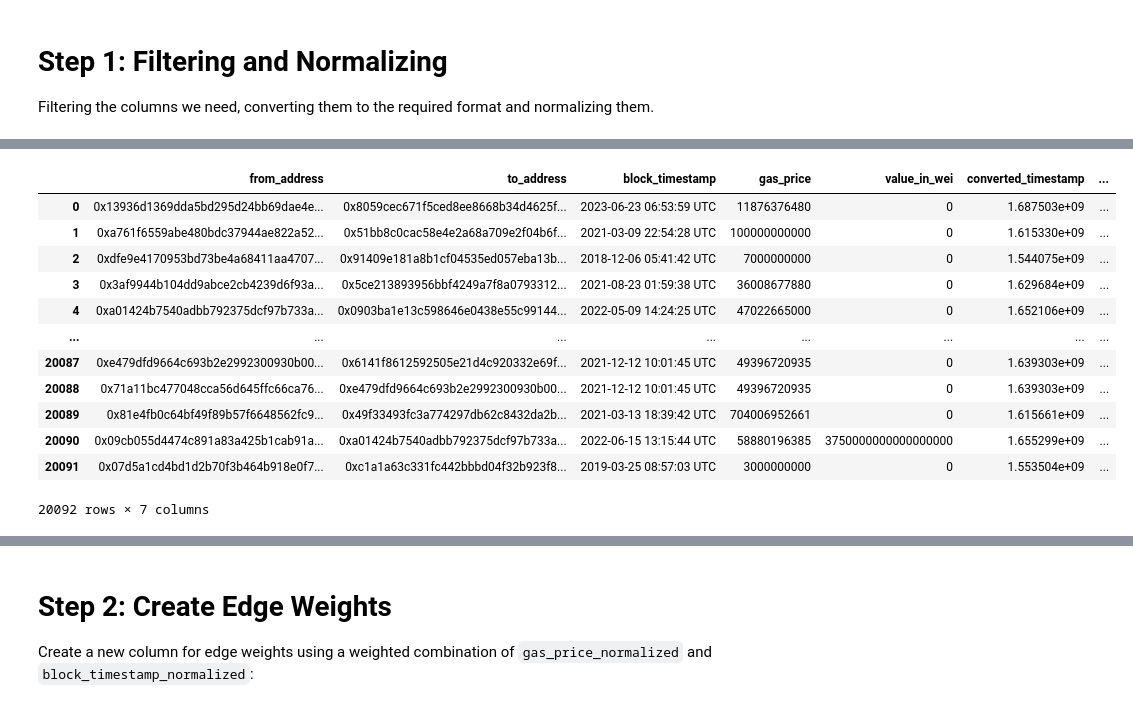
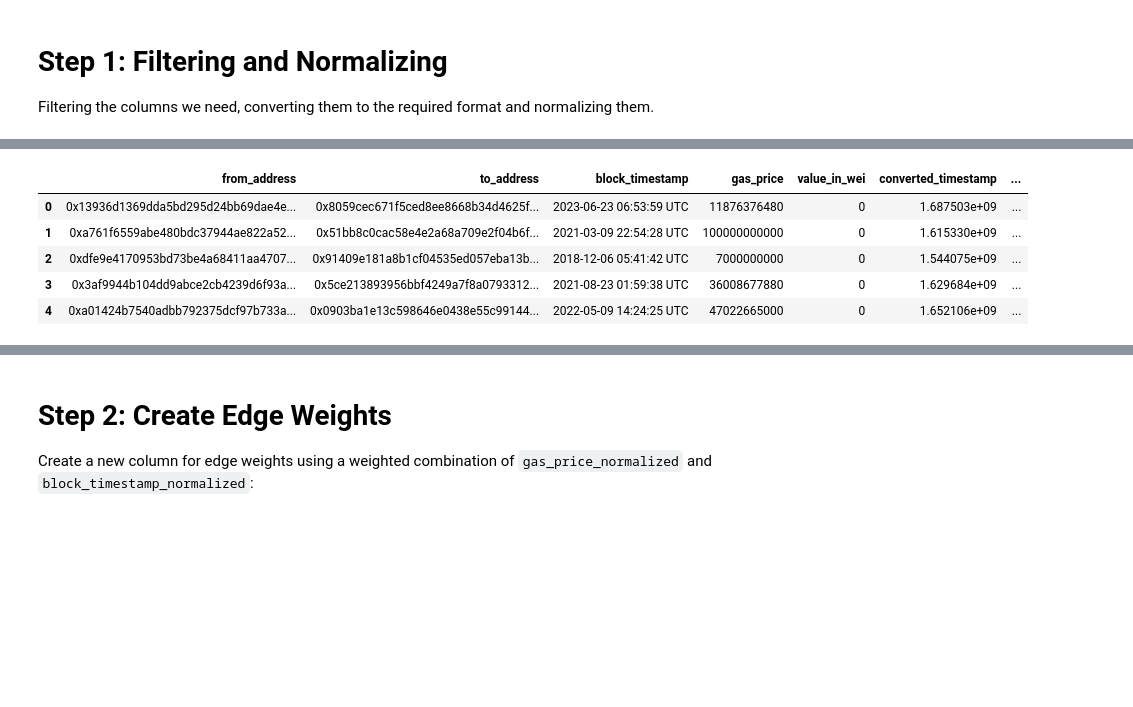
Before and after one commit to Hesamsrk/CS846-final-project-source-code, a Jupyter notebook: model/main.ipynb, the cells around one changed output, grey strips where cells are left out. Saved outputs shown, nothing was run; the diff lists cells and outputs as text; code cells hidden in the pictures; blank space fills up the shorter version.

```diff
--- a/model/main.ipynb
+++ b/model/main.ipynb
@@ -82,23 +79,16 @@ See the caveats in the documentation: https://pandas.pydata.org/pandas-docs/stab
 # %%
 from sklearn.preprocessing import MinMaxScaler
 # Normalize timestamps using MinMaxScaler
 scaler = MinMaxScaler()
 sales_ethereum_filtered['block_timestamp_normalized'] = scaler.fit_transform(sales_ethereum_filtered[['converted_timestamp']])
-sales_ethereum_filtered
+sales_ethereum_filtered.head()
 # %% [output]
 |  | from_address | to_address | block_timestamp | gas_price | value_in_wei | converted_timestamp | ... |
 | 0 | 0x13936d1369dda5bd295d24bb69dae4e... | 0x8059cec671f5ced8ee8668b34d4625f... | 2023-06-23 06:53:59 UTC | 11876376480 | 0 | 1.687503e+09 | ... |
 | 1 | 0xa761f6559abe480bdc37944ae822a52... | 0x51bb8c0cac58e4e2a68a709e2f04b6f... | 2021-03-09 22:54:28 UTC | 100000000000 | 0 | 1.615330e+09 | ... |
 | 2 | 0xdfe9e4170953bd73be4a68411aa4707... | 0x91409e181a8b1cf04535ed057eba13b... | 2018-12-06 05:41:42 UTC | 7000000000 | 0 | 1.544075e+09 | ... |
 | 3 | 0x3af9944b104dd9abce2cb4239d6f93a... | 0x5ce213893956bbf4249a7f8a0793312... | 2021-08-23 01:59:38 UTC | 36008677880 | 0 | 1.629684e+09 | ... |
 | 4 | 0xa01424b7540adbb792375dcf97b733a... | 0x0903ba1e13c598646e0438e55c99144... | 2022-05-09 14:24:25 UTC | 47022665000 | 0 | 1.652106e+09 | ... |
-| ... | ... | ... | ... | ... | ... | ... | ... |
-| 20087 | 0xe479dfd9664c693b2e2992300930b00... | 0x6141f8612592505e21d4c920332e69f... | 2021-12-12 10:01:45 UTC | 49396720935 | 0 | 1.639303e+09 | ... |
-| 20088 | 0x71a11bc477048cca56d645ffc66ca76... | 0xe479dfd9664c693b2e2992300930b00... | 2021-12-12 10:01:45 UTC | 49396720935 | 0 | 1.639303e+09 | ... |
-| 20089 | 0x81e4fb0c64bf49f89b57f6648562fc9... | 0x49f33493fc3a774297db62c8432da2b... | 2021-03-13 18:39:42 UTC | 704006952661 | 0 | 1.615661e+09 | ... |
-| 20090 | 0x09cb055d4474c891a83a425b1cab91a... | 0xa01424b7540adbb792375dcf97b733a... | 2022-06-15 13:15:44 UTC | 58880196385 | 3750000000000000000 | 1.655299e+09 | ... |
-| 20091 | 0x07d5a1cd4bd1d2b70f3b464b918e0f7... | 0xc1a1a63c331fc442bbbd04f32b923f8... | 2019-03-25 08:57:03 UTC | 3000000000 | 0 | 1.553504e+09 | ... |
-20092 rows × 7 columns
 # %%
 # Normalize gas_price using MinMaxScaler
 sales_ethereum_filtered['gas_price_normalized'] = scaler.fit_transform(sales_ethereum_filtered[['gas_price']])
```
Also changed, not shown: parts of 26 cells of this notebook, 2 other files.
